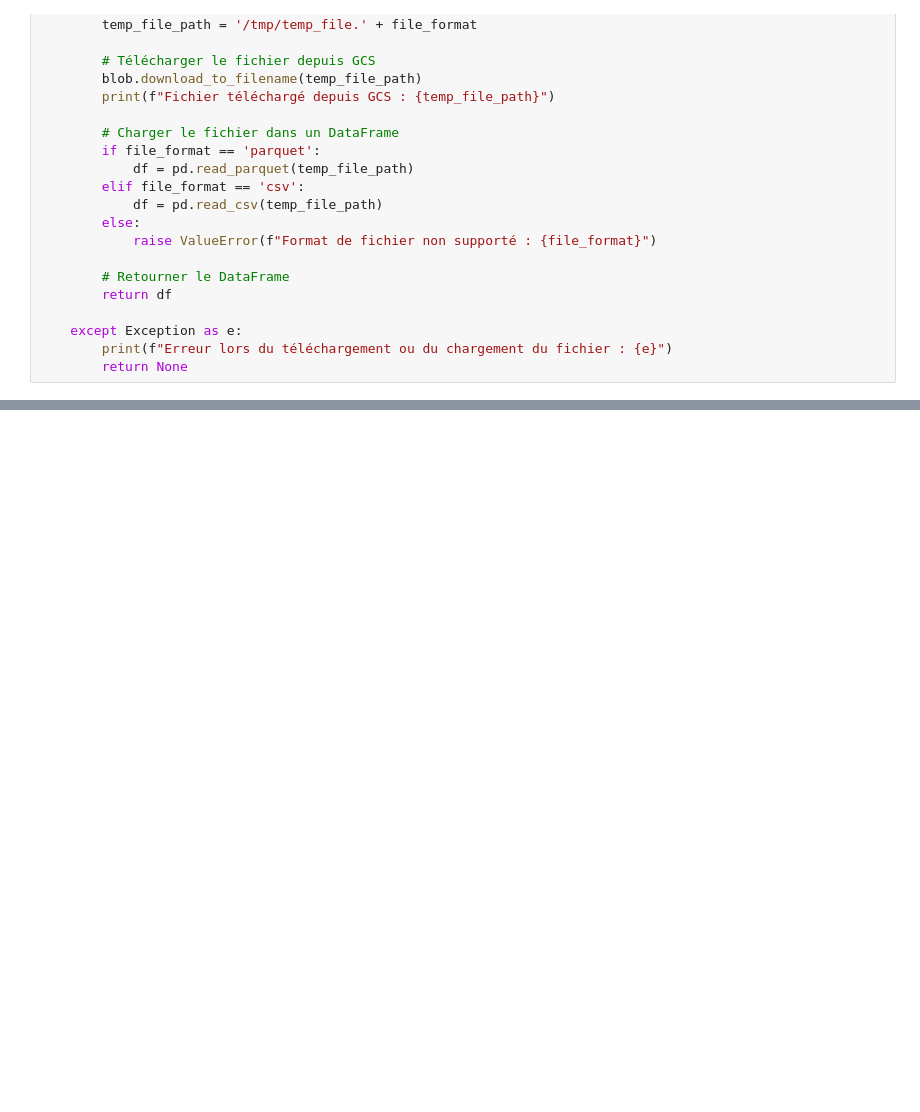
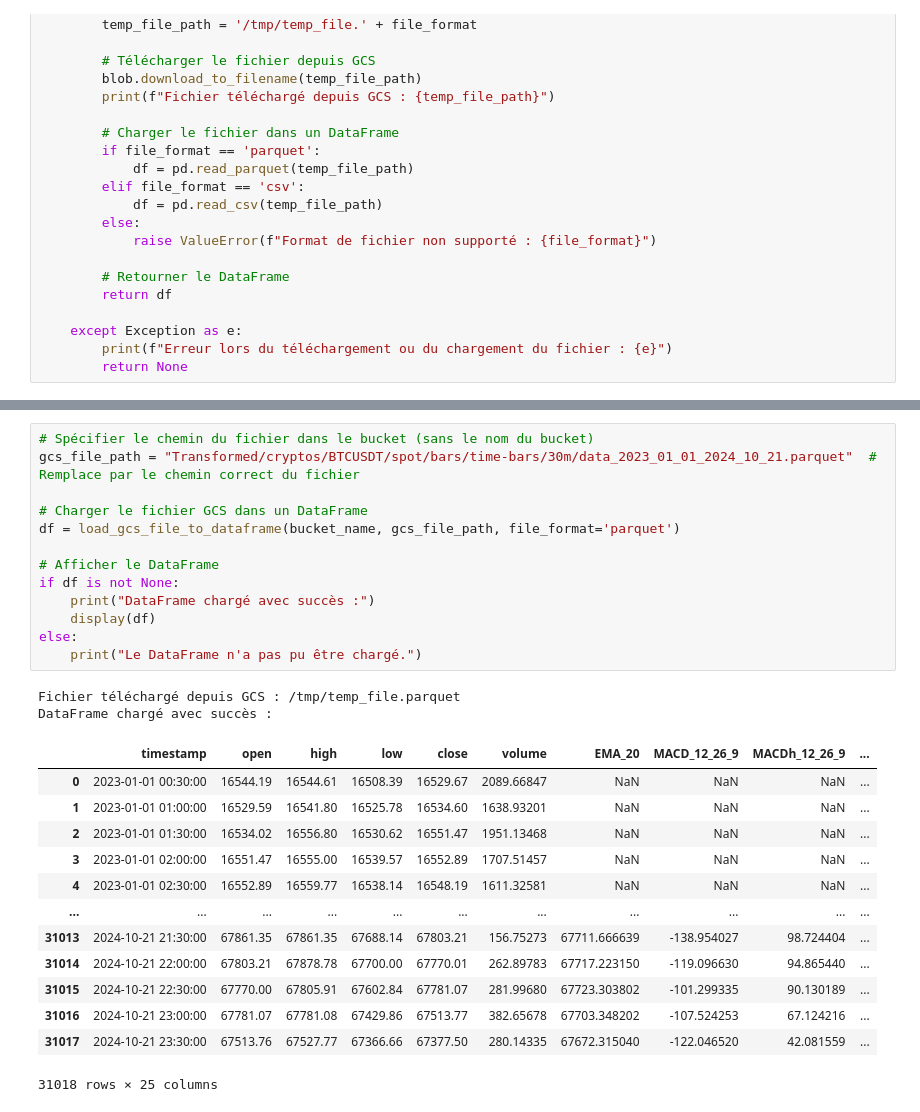
Before and after one commit to Gabbryan/BinanceWss, a Jupyter notebook: jupyters/talib.ipynb, the cells around one changed output, grey strips where cells are left out. Cells and saved outputs as stored; diff of their text form; blank space fills up the shorter version.

```diff
--- a/jupyters/talib.ipynb
+++ b/jupyters/talib.ipynb
@@ -88,3 +117,32 @@ Le DataFrame n'a pas pu être chargé.
+# %%
+# Spécifier le chemin du fichier dans le bucket (sans le nom du bucket)
+gcs_file_path = "Transformed/cryptos/BTCUSDT/spot/bars/time-bars/30m/data_2023_01_01_2024_10_21.parquet"  # Remplace par le chemin correct du fichier
+
+# Charger le fichier GCS dans un DataFrame
+df = load_gcs_file_to_dataframe(bucket_name, gcs_file_path, file_format='parquet')
+
+# Afficher le DataFrame
+if df is not None:
+    print("DataFrame chargé avec succès :")
+    display(df)
+else:
+    print("Le DataFrame n'a pas pu être chargé.")
+# %% [output]
+Fichier téléchargé depuis GCS : /tmp/temp_file.parquet
+DataFrame chargé avec succès :
+|  | timestamp | open | high | low | close | volume | EMA_20 | MACD_12_26_9 | MACDh_12_26_9 | ... |
+| 0 | 2023-01-01 00:30:00 | 16544.19 | 16544.61 | 16508.39 | 16529.67 | 2089.66847 | NaN | NaN | NaN | ... |
+| 1 | 2023-01-01 01:00:00 | 16529.59 | 16541.80 | 16525.78 | 16534.60 | 1638.93201 | NaN | NaN | NaN | ... |
+| 2 | 2023-01-01 01:30:00 | 16534.02 | 16556.80 | 16530.62 | 16551.47 | 1951.13468 | NaN | NaN | NaN | ... |
+| 3 | 2023-01-01 02:00:00 | 16551.47 | 16555.00 | 16539.57 | 16552.89 | 1707.51457 | NaN | NaN | NaN | ... |
+| 4 | 2023-01-01 02:30:00 | 16552.89 | 16559.77 | 16538.14 | 16548.19 | 1611.32581 | NaN | NaN | NaN | ... |
+| ... | ... | ... | ... | ... | ... | ... | ... | ... | ... | ... |
+| 31013 | 2024-10-21 21:30:00 | 67861.35 | 67861.35 | 67688.14 | 67803.21 | 156.75273 | 67711.666639 | -138.954027 | 98.724404 | ... |
+| 31014 | 2024-10-21 22:00:00 | 67803.21 | 67878.78 | 67700.00 | 67770.01 | 262.89783 | 67717.223150 | -119.096630 | 94.865440 | ... |
+| 31015 | 2024-10-21 22:30:00 | 67770.00 | 67805.91 | 67602.84 | 67781.07 | 281.99680 | 67723.303802 | -101.299335 | 90.130189 | ... |
+| 31016 | 2024-10-21 23:00:00 | 67781.07 | 67781.08 | 67429.86 | 67513.77 | 382.65678 | 67703.348202 | -107.524253 | 67.124216 | ... |
+| 31017 | 2024-10-21 23:30:00 | 67513.76 | 67527.77 | 67366.66 | 67377.50 | 280.14335 | 67672.315040 | -122.046520 | 42.081559 | ... |
+31018 rows × 25 columns
 # %%
 df.columns
 # %% [output]
```
Also changed, not shown: parts of 8 cells of this notebook, 3 other files.
